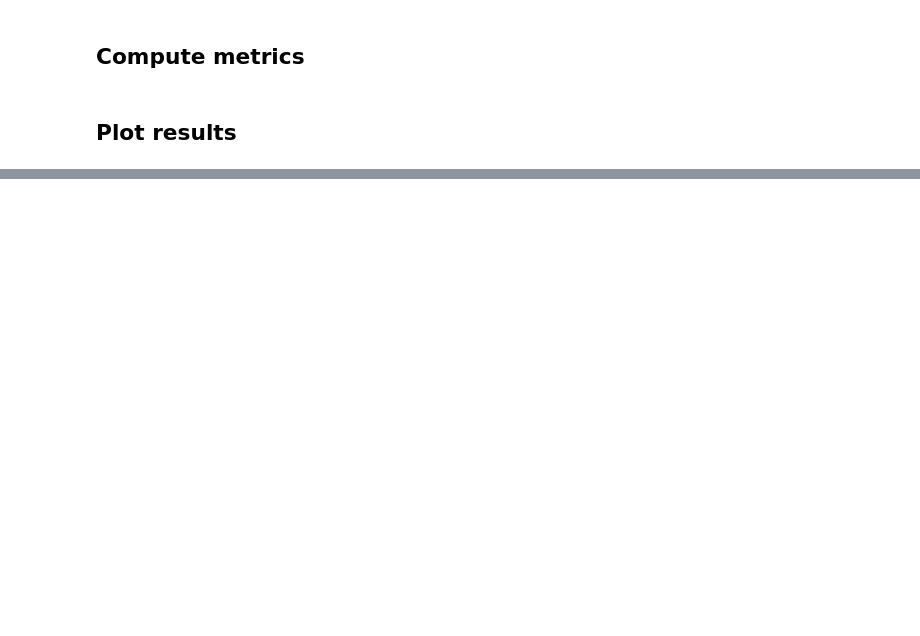
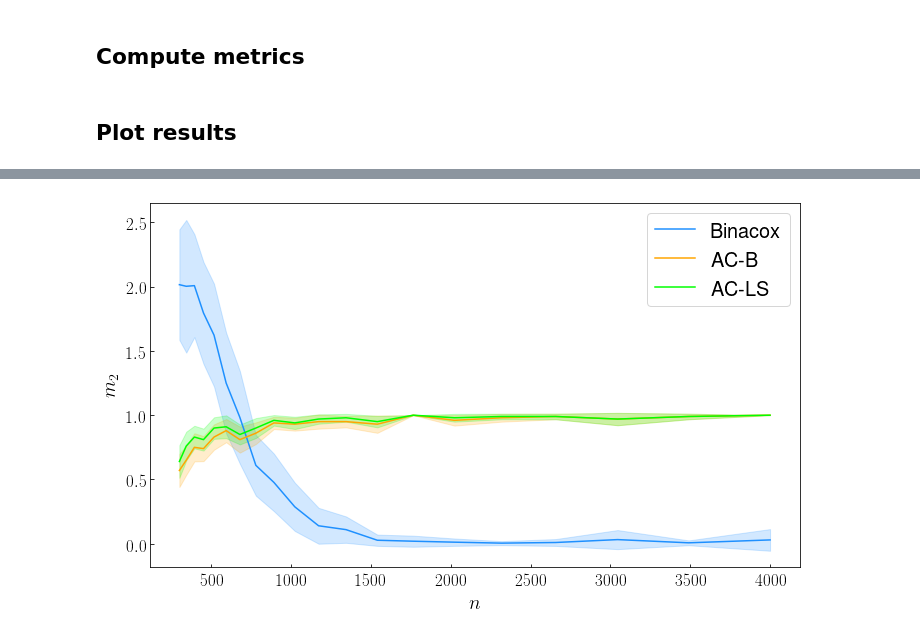
Before and after one commit to SimonBussy/binacox, a Jupyter notebook: simulations/results.ipynb, the cells around one changed output, grey strips where cells are left out. Cells and saved outputs as stored; diff of their text form; code cells hidden in the pictures; blank space fills up the shorter version.

```diff
--- a/simulations/results.ipynb
+++ b/simulations/results.ipynb
@@ -163,0 +109,21 @@ et commencer à n=500 pr pas avoir le souci du début
+# %%
+fig = pl.figure(figsize=(10, 6))
+ax = fig.add_subplot(111)
+for idx_method, method in enumerate(methods):
+    data = results_m2[results_m2.method == method]
+    data.drop(["method"], axis=1, inplace=True)
+    mean = data.mean()
+    eps = data.std() / np.sqrt(len(n_samples_grid)) * 1.96
+    pl.plot(n_samples_grid, mean, color=method_color[idx_method],
+            label=methods_label[method])
+    pl.fill_between(n_samples_grid, mean - eps, mean + eps,
+                    color=method_color[idx_method], alpha=0.2)
+ax.tick_params(axis='both', which='major', direction='in', labelsize=17)
+ax.set_xlabel('$n$', fontsize=20)
+ax.set_ylabel('$m_2$', fontsize=20)
+pl.legend(prop={'size': 20})
+pl.tight_layout()
+pl.savefig(directory + '/m_2.pdf', bbox_inches='tight')
+pl.show()
+# %% [output]
+[figure, added]
```
Also changed, not shown: parts of 3 cells of this notebook, 10 other files.
